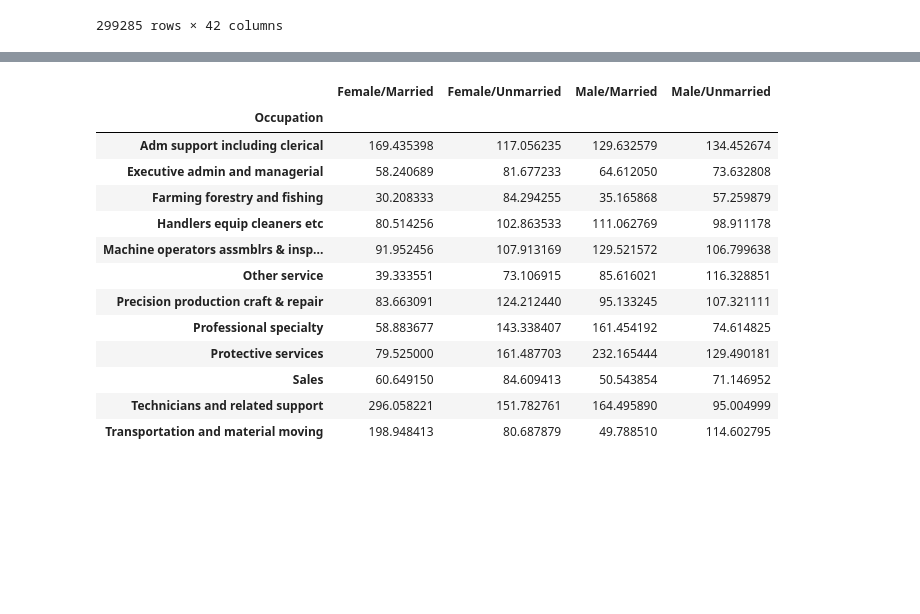
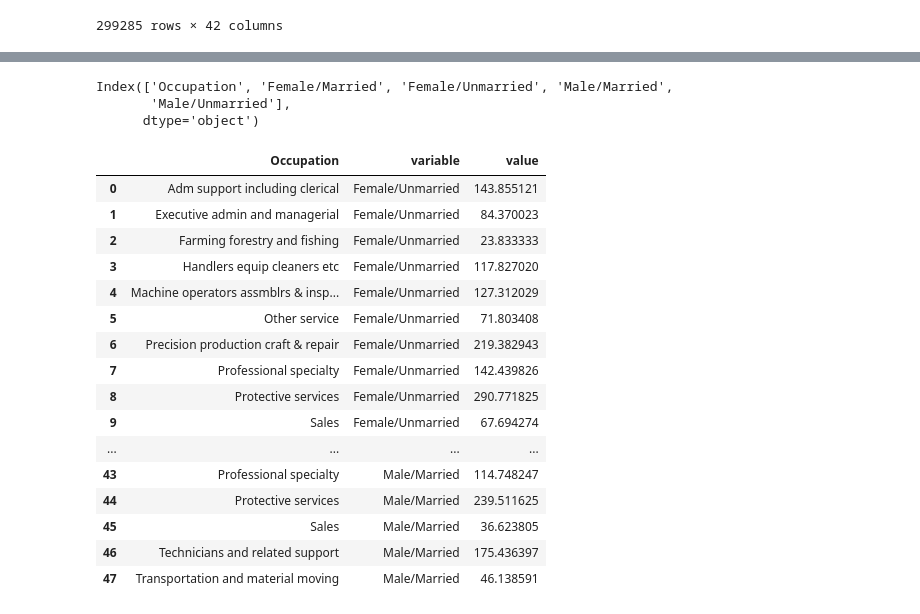
Before and after one commit to SupreethBaliga/SOC471_Proj, a Jupyter notebook: scripts/Does marital status affect income?.ipynb, the cells around one changed output, grey strips where cells are left out. Cells and saved outputs as stored; diff of their text form; code cells hidden in the pictures; blank space fills up the shorter version.

```diff
--- a/scripts/Does marital status affect income?.ipynb
+++ b/scripts/Does marital status affect income?.ipynb
@@ -167,25 +167,15 @@ df_new
 # There is a confounding factor here:
 # Age. Since we are not fixing age here, married people are usually older and thus have higher income
 # due to experience. There is no way to perfectly handle this confounding factor given the dataset.
-# Instead at the beginning of the analysis, I will restrict the age from 20 to 30 so that our variable of interest
+# Instead at the beginning of the analysis, I will restrict the age from 25 to 30 so that our variable of interest
 # dominates over the confounding factor.
 
 # First let us look purely at the occupation and ignore the education
 df_occ = df_new.groupby(['Occupation']).agg({'Female/Married': np.mean, 'Female/Unmarried': np.mean,
                                              'Male/Married':  np.mean, 'Male/Unmarried':  np.mean})
-df_occ
+df_occ = df_occ.reset_index()
+df_occ.columns
 # %% [output]
-|  | Female/Married | Female/Unmarried | Male/Married | Male/Unmarried |
-| Occupation |  |  |  |  |
-| Adm support including clerical | 169.435398 | 117.056235 | 129.632579 | 134.452674 |
-| Executive admin and managerial | 58.240689 | 81.677233 | 64.612050 | 73.632808 |
-| Farming forestry and fishing | 30.208333 | 84.294255 | 35.165868 | 57.259879 |
-| Handlers equip cleaners etc | 80.514256 | 102.863533 | 111.062769 | 98.911178 |
-| Machine operators assmblrs & insp... | 91.952456 | 107.913169 | 129.521572 | 106.799638 |
-| Other service | 39.333551 | 73.106915 | 85.616021 | 116.328851 |
-| Precision production craft & repair | 83.663091 | 124.212440 | 95.133245 | 107.321111 |
-| Professional specialty | 58.883677 | 143.338407 | 161.454192 | 74.614825 |
-| Protective services | 79.525000 | 161.487703 | 232.165444 | 129.490181 |
-| Sales | 60.649150 | 84.609413 | 50.543854 | 71.146952 |
-| Technicians and related support | 296.058221 | 151.782761 | 164.495890 | 95.004999 |
-| Transportation and material moving | 198.948413 | 80.687879 | 49.788510 | 114.602795 |
+Index(['Occupation', 'Female/Married', 'Female/Unmarried', 'Male/Married',
+       'Male/Unmarried'],
+      dtype='object')
@@ -193,0 +182,22 @@ df_occ
+# %%
+# Looking purely at occupation visualization
+df_melt = df_occ.melt(id_vars='Occupation', value_vars=['Female/Unmarried','Female/Married', 'Male/Unmarried', 'Male/Married'])
+df_melt
+# %% [output]
+|  | Occupation | variable | value |
+| 0 | Adm support including clerical | Female/Unmarried | 143.855121 |
+| 1 | Executive admin and managerial | Female/Unmarried | 84.370023 |
+| 2 | Farming forestry and fishing | Female/Unmarried | 23.833333 |
+| 3 | Handlers equip cleaners etc | Female/Unmarried | 117.827020 |
+| 4 | Machine operators assmblrs & insp... | Female/Unmarried | 127.312029 |
+| 5 | Other service | Female/Unmarried | 71.803408 |
+| 6 | Precision production craft & repair | Female/Unmarried | 219.382943 |
+| 7 | Professional specialty | Female/Unmarried | 142.439826 |
+| 8 | Protective services | Female/Unmarried | 290.771825 |
+| 9 | Sales | Female/Unmarried | 67.694274 |
+| ... | ... | ... | ... |
+| 43 | Professional specialty | Male/Married | 114.748247 |
+| 44 | Protective services | Male/Married | 239.511625 |
+| 45 | Sales | Male/Married | 36.623805 |
+| 46 | Technicians and related support | Male/Married | 175.436397 |
+| 47 | Transportation and material moving | Male/Married | 46.138591 |
```
Also changed, not shown: parts of 5 cells of this notebook, 2 other files.
